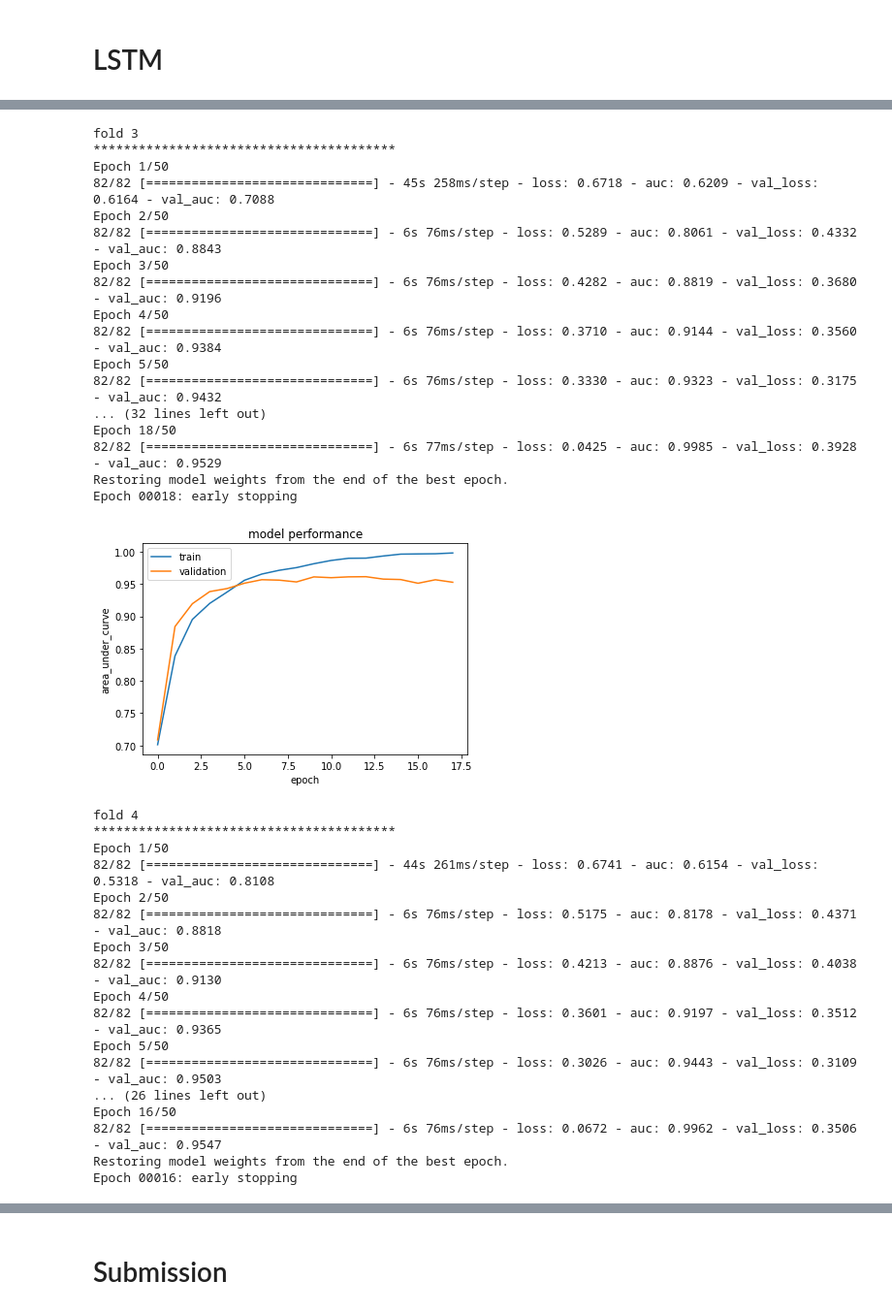
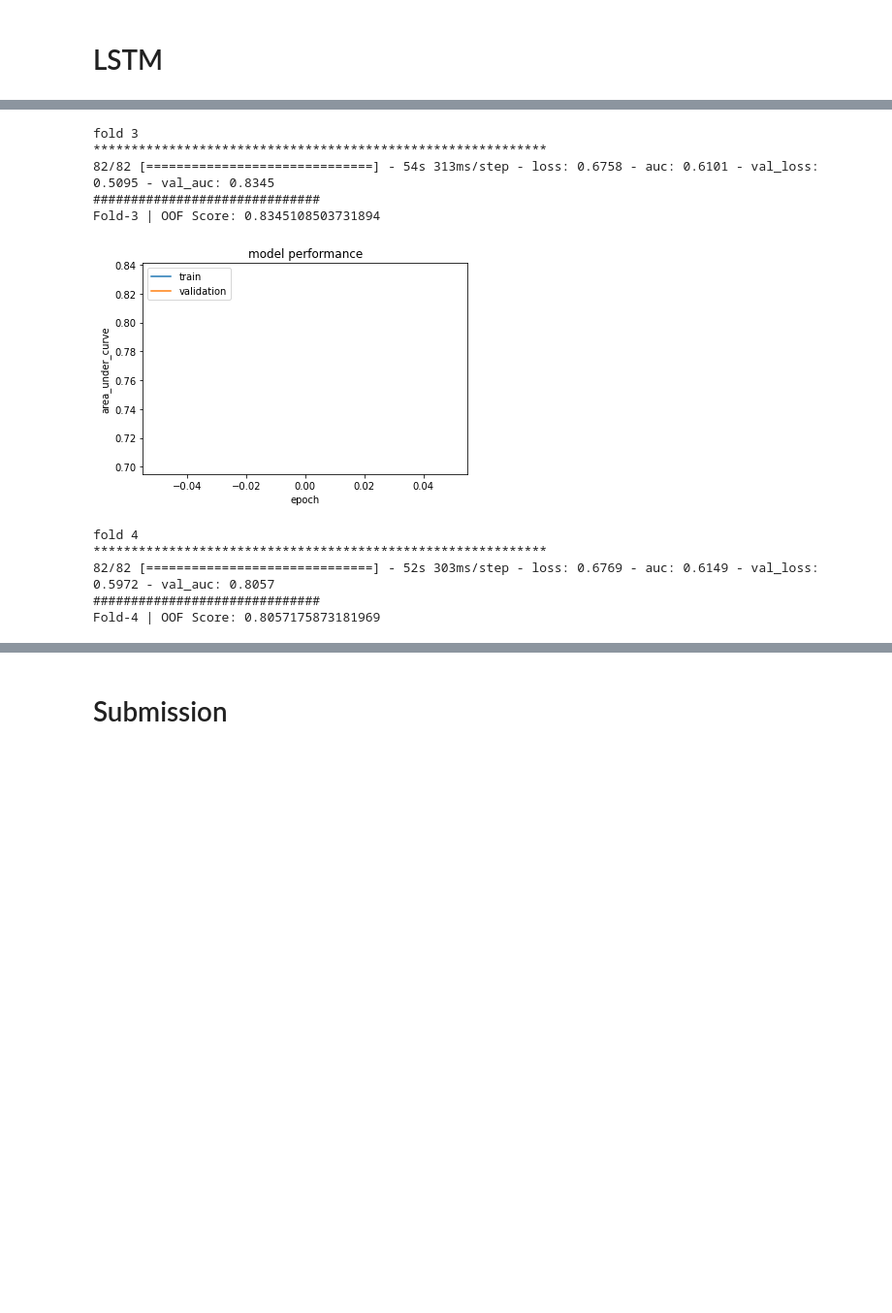
Before and after one commit to nsu1210/Kaggle, a Jupyter notebook: tps-apr22-bi-lstm.ipynb, the cells around one changed output, grey strips where cells are left out. Shown at 97% size. Cells and saved outputs as stored; diff of their text form; code cells hidden in the pictures; blank space fills up the shorter version.

Commit message:
Kaggle Notebook | TPS Apr22 Bi-LSTM | Version 13

```diff
--- a/tps-apr22-bi-lstm.ipynb
+++ b/tps-apr22-bi-lstm.ipynb
@@ -161,6 +164,7 @@ def createModel():
             Bidirectional(LSTM(512, return_sequences = True)),
             Bidirectional(LSTM(256, return_sequences = True)),
             Bidirectional(LSTM(128, return_sequences = True)),
+            Bidirectional(LSTM(128, return_sequences = True)),
             Dense(128, activation = 'selu'),
             Dense(1, activation = 'sigmoid')
         ]
@@ -170,6 +174,7 @@ def createModel():
     return (model)
 # %%
 %%time
+
 
 from sklearn.model_selection import KFold, StratifiedKFold, GroupKFold
 from tensorflow.keras.layers import *
@@ -180,9 +185,11 @@ skf = KFold(n_splits = 5, shuffle = True, random_state = 2022)
 gkf = GroupKFold(n_splits = 5)
 preds = []
 
+BATCH_SIZE = 256
+
 for fold, (train_idx, val_idx) in enumerate(gkf.split(train, y, groups.unique())):
     print('fold', fold+1)
-    print('*'*40)
+    print('*'*60)
     groups.unique()
     X_train, X_valid = train[train_idx], train[val_idx]
     y_train, y_valid = y[train_idx], y[val_idx]
@@ -193,7 +200,14 @@ for fold, (train_idx, val_idx) in enumerate(gkf.split(train, y, groups.unique())
     model = createModel()
 
     history = model.fit(X_train, y_train, validation_data = (X_valid, y_valid),
-                       epochs = 50, batch_size = 256, callbacks = [es, lr])
+                       epochs = 1, batch_size = 256, callbacks = [es, lr])
+
+    y_true = y_valid.squeeze().reshape(-1, 1)
+    y_pred = model.predict(X_valid, batch_size=BATCH_SIZE).squeeze().reshape(-1, 1)
+    score = roc_auc_score(y_true, y_pred)
+
+    print('#'*30)
+    print(f"Fold-{fold+1} | OOF Score: {score}")
 
     preds.append(model.predict(test).squeeze())
     plotHist(history)
@@ -240,35 +230,11 @@ Epoch 00018: early stopping
 fold 3
-****************************************
-Epoch 1/50
-82/82 [==============================] - 45s 258ms/step - loss: 0.6718 - auc: 0.6209 - val_loss: 0.6164 - val_auc: 0.7088
-Epoch 2/50
-82/82 [==============================] - 6s 76ms/step - loss: 0.5289 - auc: 0.8061 - val_loss: 0.4332 - val_auc: 0.8843
-Epoch 3/50
-82/82 [==============================] - 6s 76ms/step - loss: 0.4282 - auc: 0.8819 - val_loss: 0.3680 - val_auc: 0.9196
-Epoch 4/50
-82/82 [==============================] - 6s 76ms/step - loss: 0.3710 - auc: 0.9144 - val_loss: 0.3560 - val_auc: 0.9384
-Epoch 5/50
-82/82 [==============================] - 6s 76ms/step - loss: 0.3330 - auc: 0.9323 - val_loss: 0.3175 - val_auc: 0.9432
-... (32 lines left out)
-Epoch 18/50
-82/82 [==============================] - 6s 77ms/step - loss: 0.0425 - auc: 0.9985 - val_loss: 0.3928 - val_auc: 0.9529
-Restoring model weights from the end of the best epoch.
-Epoch 00018: early stopping
+************************************************************
+82/82 [==============================] - 54s 313ms/step - loss: 0.6758 - auc: 0.6101 - val_loss: 0.5095 - val_auc: 0.8345
+##############################
+Fold-3 | OOF Score: 0.8345108503731894
-[figure, old version]
+[figure, new version]
 fold 4
-****************************************
-Epoch 1/50
-82/82 [==============================] - 44s 261ms/step - loss: 0.6741 - auc: 0.6154 - val_loss: 0.5318 - val_auc: 0.8108
-Epoch 2/50
-82/82 [==============================] - 6s 76ms/step - loss: 0.5175 - auc: 0.8178 - val_loss: 0.4371 - val_auc: 0.8818
-Epoch 3/50
-82/82 [==============================] - 6s 76ms/step - loss: 0.4213 - auc: 0.8876 - val_loss: 0.4038 - val_auc: 0.9130
-Epoch 4/50
-82/82 [==============================] - 6s 76ms/step - loss: 0.3601 - auc: 0.9197 - val_loss: 0.3512 - val_auc: 0.9365
-Epoch 5/50
-82/82 [==============================] - 6s 76ms/step - loss: 0.3026 - auc: 0.9443 - val_loss: 0.3109 - val_auc: 0.9503
-... (26 lines left out)
-Epoch 16/50
-82/82 [==============================] - 6s 76ms/step - loss: 0.0672 - auc: 0.9962 - val_loss: 0.3506 - val_auc: 0.9547
-Restoring model weights from the end of the best epoch.
-Epoch 00016: early stopping
+************************************************************
+82/82 [==============================] - 52s 303ms/step - loss: 0.6769 - auc: 0.6149 - val_loss: 0.5972 - val_auc: 0.8057
+##############################
+Fold-4 | OOF Score: 0.8057175873181969
```
Also changed, not shown: parts of 5 cells of this notebook.
